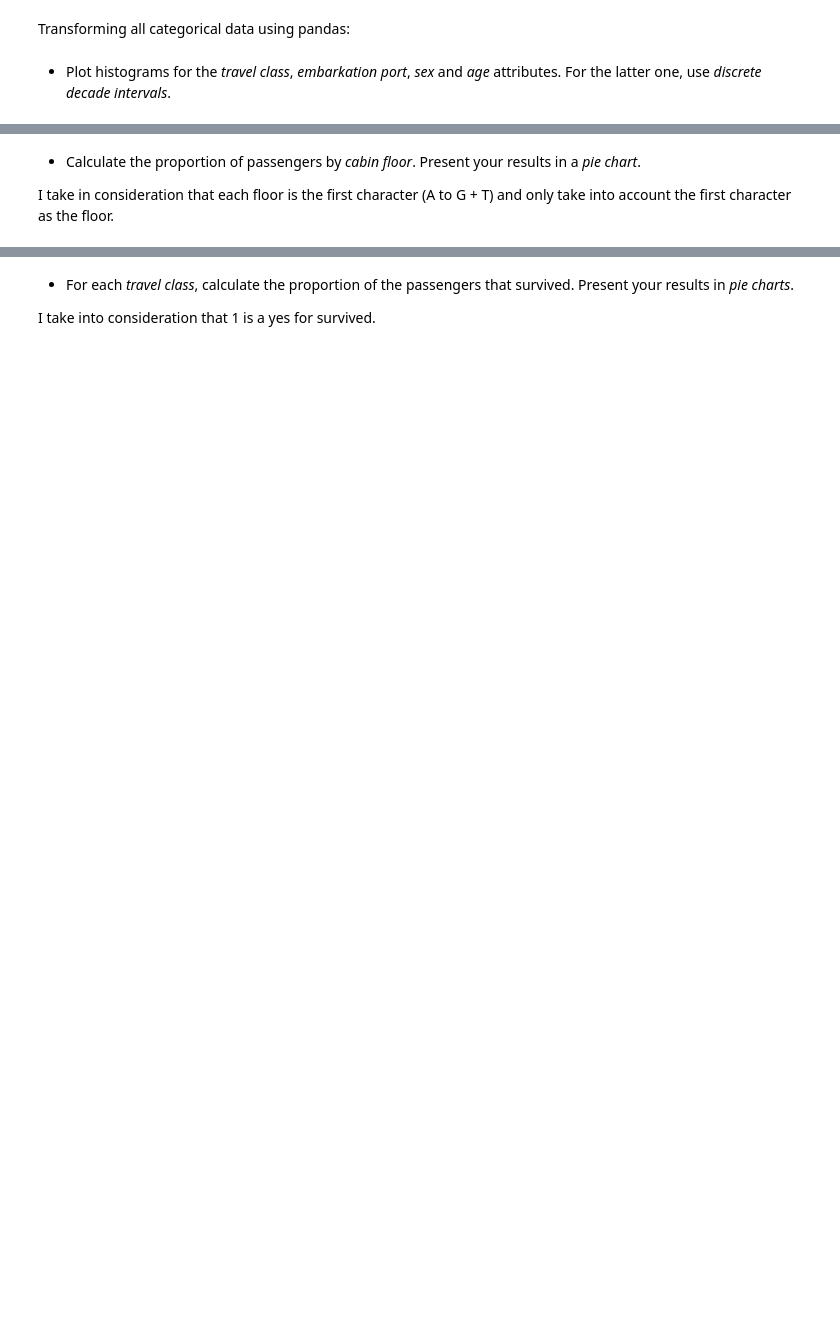
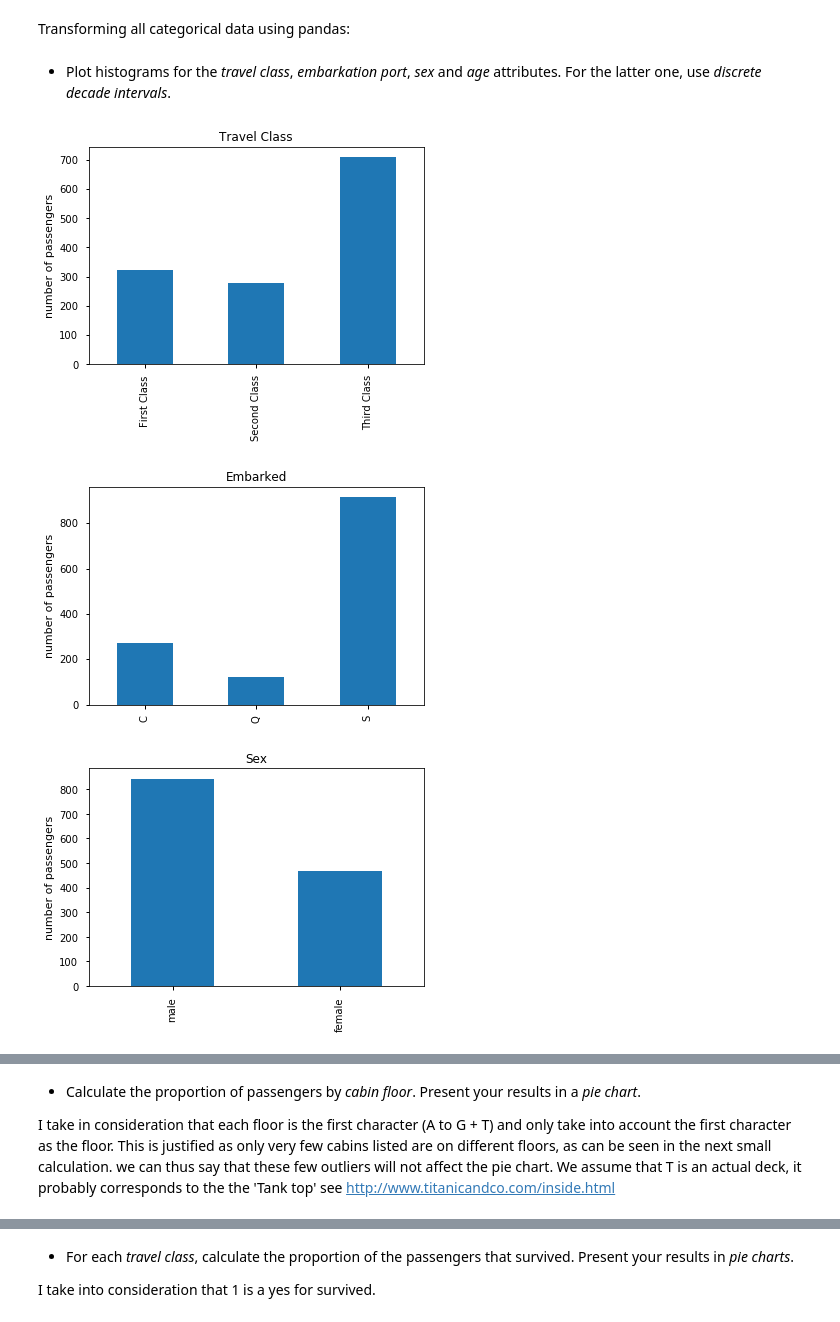
Before and after one commit to mtaziz/ada, a Jupyter notebook: HW1/Homework 1.ipynb, the cells around one changed output, grey strips where cells are left out. Saved outputs shown, nothing was run; the diff lists cells and outputs as text; code cells hidden in the pictures; blank space fills up the shorter version.

```diff
--- a/HW1/Homework 1.ipynb
+++ b/HW1/Homework 1.ipynb
@@ -270,7 +400,8 @@ Ticket, body, name, fare are not part of categorical data, as adding a new eleme
 # %% [markdown]
 Transforming all categorical data using pandas:
 # %%
-titanicXls['pclass'] = titanicXls['pclass'].astype('category')
+#we rename class to have prettier charts and more human redable rows
+titanicXls['pclass'] = titanicXls['pclass'].map({1: 'First Class', 2: 'Second Class', 3: 'Third Class'}).astype('category')
 titanicXls['survied'] = titanicXls['survived'].astype('category')
 titanicXls['sex'] = titanicXls['sex'].astype('category')
 titanicXls['cabin'] = titanicXls['cabin'].astype('category')
@@ -281,22 +412,26 @@ titanicXls['boat'] = titanicXls['boat'].astype('category')
 # %%
 #  We can simply count all the pclass values by category and plot them
 plt.title('Travel Class')
-titanicXls.pclass.value_counts().plot(kind='bar')
+titanicXls.pclass.value_counts().sort_index().plot(kind='bar').set_ylabel("number of passengers")
 plt.show()
 
 #for embarked and sex, we need to have bar charts, as we do not have numerical values.
 plt.title('Embarked')
-titanicXls.embarked.value_counts(sort=False).plot(kind='bar')
+titanicXls.embarked.value_counts(sort=False).sort_index().plot(kind='bar').set_ylabel("number of passengers")
 plt.show()
 
 plt.title('Sex')
-titanicXls.sex.value_counts().plot(kind='bar')
+titanicXls.sex.value_counts().plot(kind='bar').set_ylabel("number of passengers")
 plt.show()
 
 # Histogram does the work for us.
 #we first discretize the data
 #titanicXls.age.describe() gives that min is 0 and max is 80
 titaic_ages = pd.cut(titanicXls.age, np.arange(0, 90, 10))
 plt.title('Age')
-titaic_ages.value_counts(sort=False).plot(kind='bar')
+titaic_ages.value_counts(sort=False).plot(kind='bar').set_ylabel("number of passengers")
 plt.show()
+# %% [output]
+[figure, added]
+[figure, added]
+[figure, added]
@@ -303,7 +439,7 @@ plt.show()
 # %% [markdown]
 - Calculate the proportion of passengers by *cabin floor*. Present your results in a *pie chart*.
 
-I take in consideration that each floor is the first character (A to G + T) and only take into account the first character as the floor.
+I take in consideration that each floor is the first character (A to G + T) and only take into account the first character as the floor. This is justified as only very few cabins listed are on different floors, as can be seen in the next small calculation. we can thus say that these few outliers will not affect the pie chart. We assume that T is an actual deck, it probably corresponds to the  the 'Tank top' see http://www.titanicandco.com/inside.html
 # %%
 # Clean the NaN
 cabins = pd.DataFrame(titanicXls.cabin.dropna())
```
Also changed, not shown: parts of 25 cells of this notebook.
